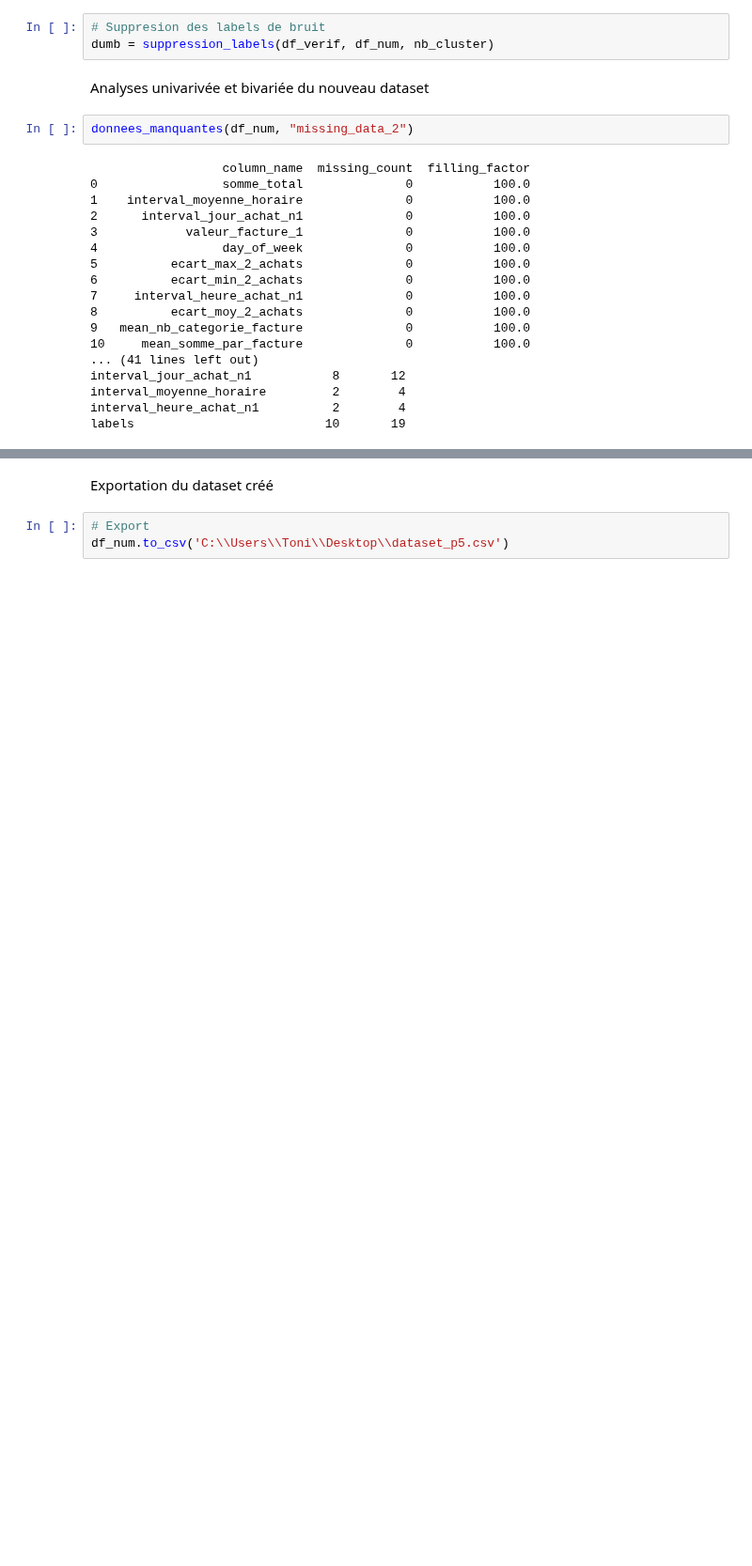
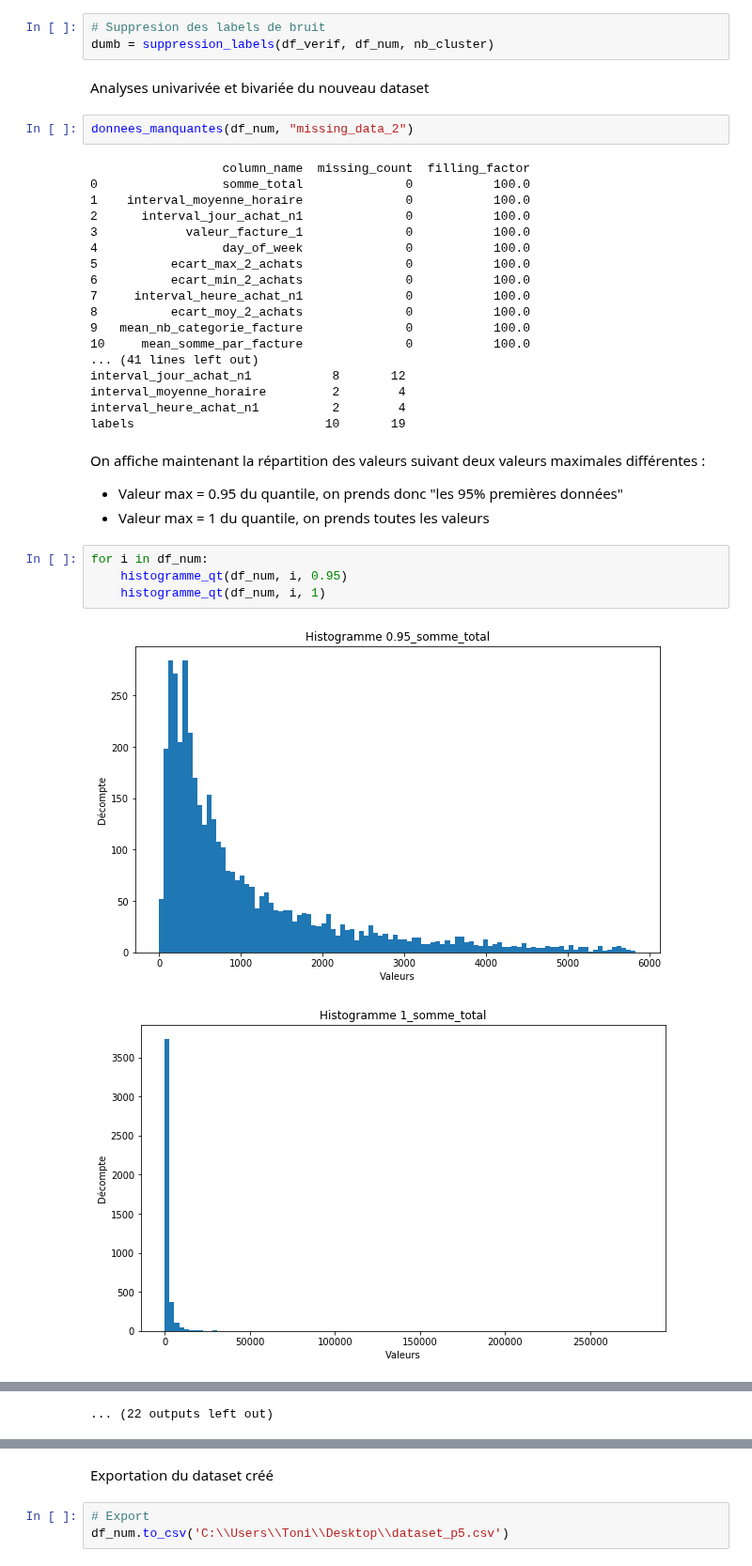
Before and after one commit to pfroide/python, a Jupyter notebook: Projet_5/p5_net_exploration.ipynb, the cells around one changed output, grey strips where cells are left out. Shown at 94% size. Saved outputs shown, nothing was run; the diff lists cells and outputs as text; blank space fills up the shorter version.

```diff
--- a/Projet_5/p5_net_exploration.ipynb
+++ b/Projet_5/p5_net_exploration.ipynb
@@ -606,3 +647,14 @@ interval_jour_achat_n1           8       12
 interval_moyenne_horaire         2        4
 interval_heure_achat_n1          2        4
 labels                          10       19
+# %% [markdown]
+On affiche maintenant la répartition des valeurs suivant deux valeurs maximales différentes :
+* Valeur max = 0.95 du quantile, on prends donc "les 95% premières données"
+* Valeur max = 1 du quantile, on prends toutes les valeurs
+# %%
+for i in df_num:
+    histogramme_qt(df_num, i, 0.95)
+    histogramme_qt(df_num, i, 1)
+# %% [output]
+[figure, added]
+[figure, added]
@@ -608,0 +671 @@ labels                          10       19
+... (22 outputs left out)
```
Also changed, not shown: parts of 7 cells of this notebook.
